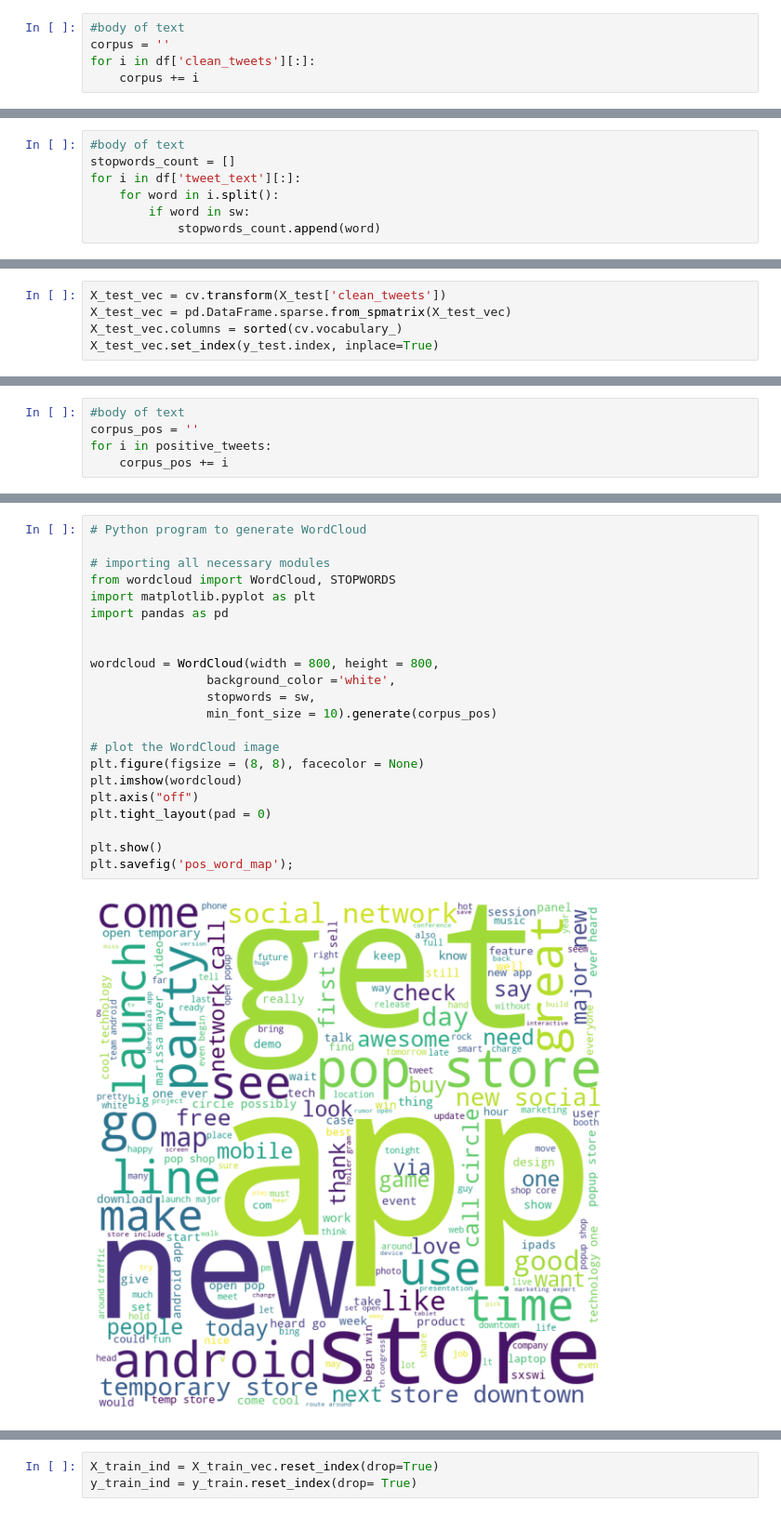
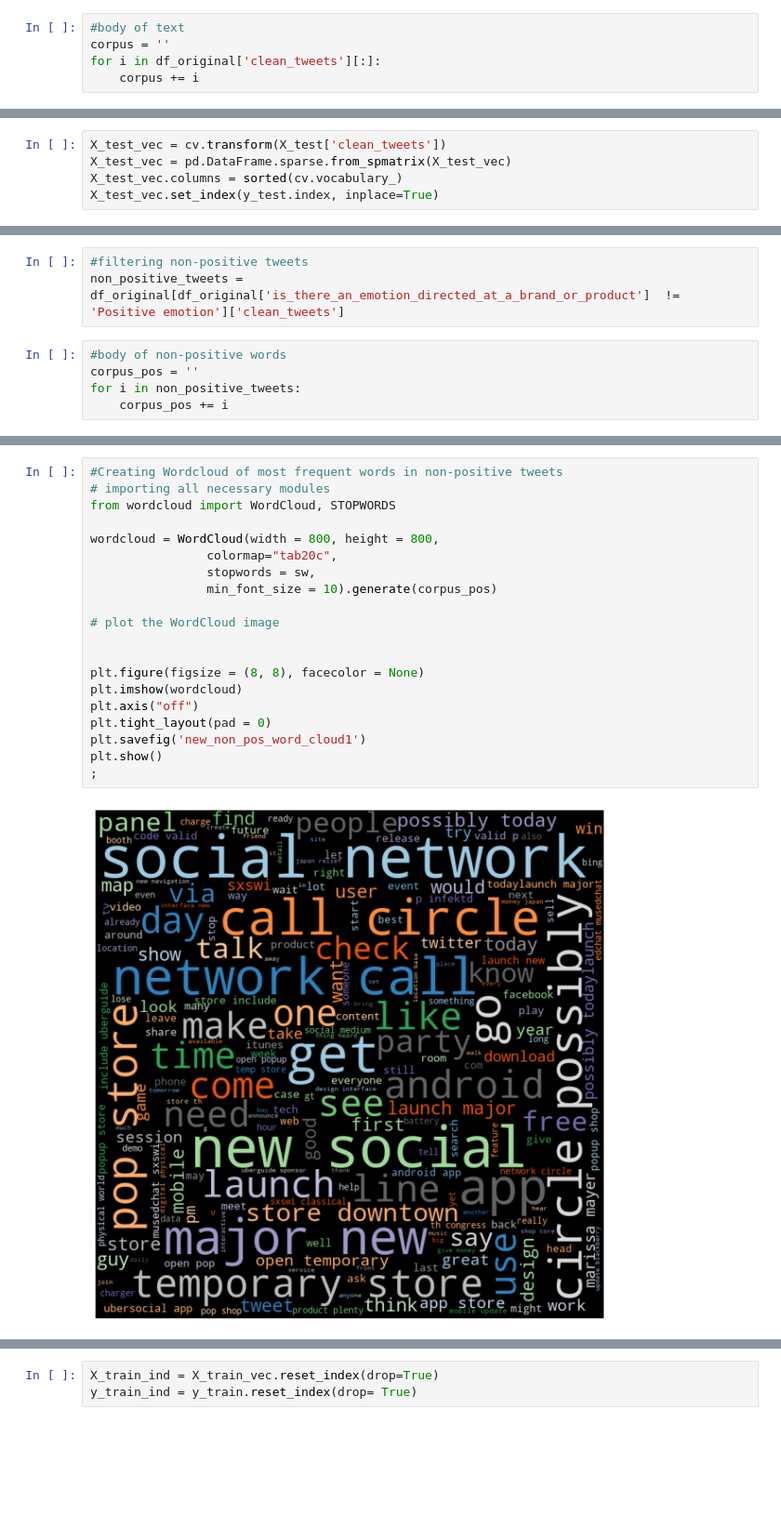
Before and after one commit to feelgd777/nlp-project-4, a Jupyter notebook: Data_Cleaning_Preprocessing-anton.ipynb, the cells around one changed output, grey strips where cells are left out. Shown: that part at 93% size. Cells and saved outputs as stored; diff of their text form; blank space fills up the shorter version.

```diff
--- a/Data_Cleaning_Preprocessing-anton.ipynb
+++ b/Data_Cleaning_Preprocessing-anton.ipynb
@@ -161,7 +145,7 @@ df['clean_tweets'] = df['tweet_text'].apply(doc_preparer)
 # %%
 #body of text
 corpus = ''
-for i in df['clean_tweets'][:]:
+for i in df_original['clean_tweets'][:]:
     corpus += i
 # %%
 ## Creating FreqDist for whole BoW, keeping the 20 most common tokens
@@ -183,7 +166,0 @@ plt.savefig('clean_tweets_distro')
-# %%
-#body of text
-stopwords_count = []
-for i in df['tweet_text'][:]:
-    for word in i.split():
-        if word in sw:
-            stopwords_count.append(word)
@@ -268,7 +239,10 @@ positive_tweets = df[df['is_there_an_emotion_directed_at_a_brand_or_product']  =
+# %%
+#filtering non-positive tweets
+non_positive_tweets = df_original[df_original['is_there_an_emotion_directed_at_a_brand_or_product']  != 'Positive emotion']['clean_tweets']
 # %%
-#body of text
+#body of non-positive words
 corpus_pos = ''
-for i in positive_tweets:
+for i in non_positive_tweets:
     corpus_pos += i
 # %%
 all_fdist1 = FreqDist(corpus_pos.split()).most_common(20)
@@ -286,24 +260,22 @@ plt.savefig('pos_words_distro');
 # %%
-# Python program to generate WordCloud
-
+#Creating Wordcloud of most frequent words in non-positive tweets
 # importing all necessary modules
 from wordcloud import WordCloud, STOPWORDS
-import matplotlib.pyplot as plt
-import pandas as pd
-
 
 wordcloud = WordCloud(width = 800, height = 800,
-                background_color ='white',
+                colormap="tab20c",
                 stopwords = sw,
                 min_font_size = 10).generate(corpus_pos)
 
 # plot the WordCloud image
+
+
 plt.figure(figsize = (8, 8), facecolor = None)
 plt.imshow(wordcloud)
 plt.axis("off")
 plt.tight_layout(pad = 0)
-
+plt.savefig('new_non_pos_word_cloud1')
 plt.show()
-plt.savefig('pos_word_map');
+;
 # %% [output]
-[figure, old version]
+[figure, new version]
```
Also changed, not shown: parts of 86 cells of this notebook.
